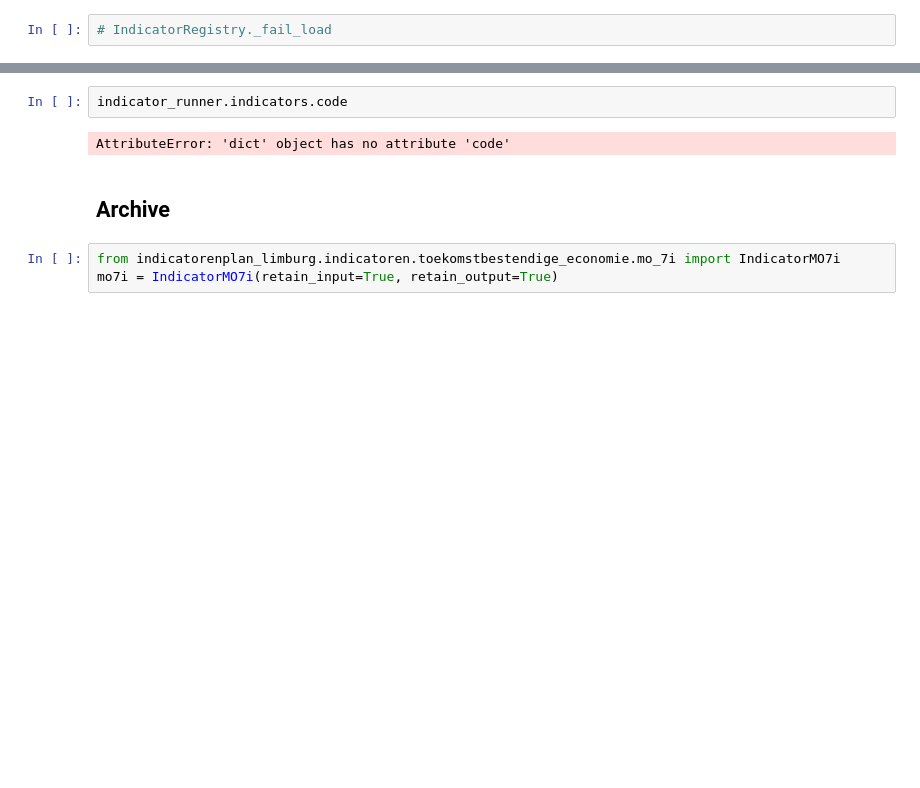
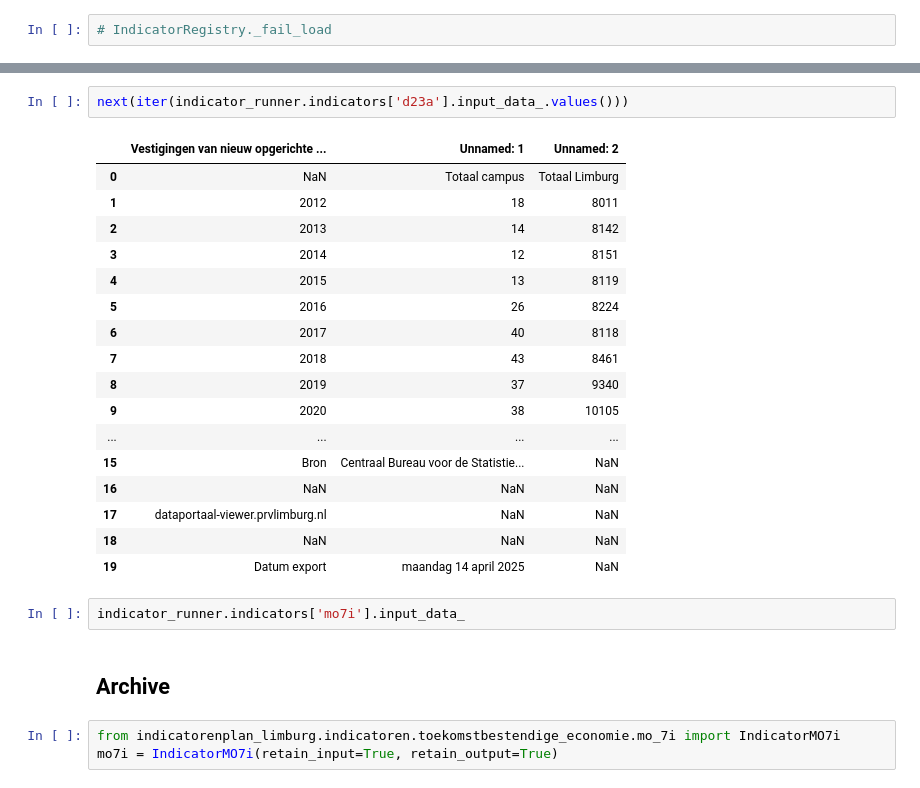
Before and after one commit to daanknoors/indicatorenplan-limburg, a Jupyter notebook: notebooks/001_indicator_runner.ipynb, the cells around one changed output, grey strips where cells are left out. Drawn from its saved outputs; the diff is of its cells as text; blank space fills up the shorter version.

```diff
--- a/notebooks/001_indicator_runner.ipynb
+++ b/notebooks/001_indicator_runner.ipynb
@@ -83,7 +125,25 @@ indicator_runner.indicators
+# %%
+next(iter(indicator_runner.indicators['d23a'].input_data_.values()))
+# %% [output]
+|  | Vestigingen van nieuw opgerichte ... | Unnamed: 1 | Unnamed: 2 |
+| 0 | NaN | Totaal campus | Totaal Limburg |
+| 1 | 2012 | 18 | 8011 |
+| 2 | 2013 | 14 | 8142 |
+| 3 | 2014 | 12 | 8151 |
+| 4 | 2015 | 13 | 8119 |
+| 5 | 2016 | 26 | 8224 |
+| 6 | 2017 | 40 | 8118 |
+| 7 | 2018 | 43 | 8461 |
+| 8 | 2019 | 37 | 9340 |
+| 9 | 2020 | 38 | 10105 |
+| ... | ... | ... | ... |
+| 15 | Bron | Centraal Bureau voor de Statistie... | NaN |
+| 16 | NaN | NaN | NaN |
+| 17 | dataportaal-viewer.prvlimburg.nl | NaN | NaN |
+| 18 | NaN | NaN | NaN |
+| 19 | Datum export | maandag 14 april 2025 | NaN |
 # %%
-indicator_runner.indicators.code
+indicator_runner.indicators['mo7i'].input_data_
-# %% [output]
-AttributeError: 'dict' object has no attribute 'code'
 # %% [markdown]
 ## Archive
 # %%
```
Also changed, not shown: parts of 5 cells of this notebook, 15 other files.
